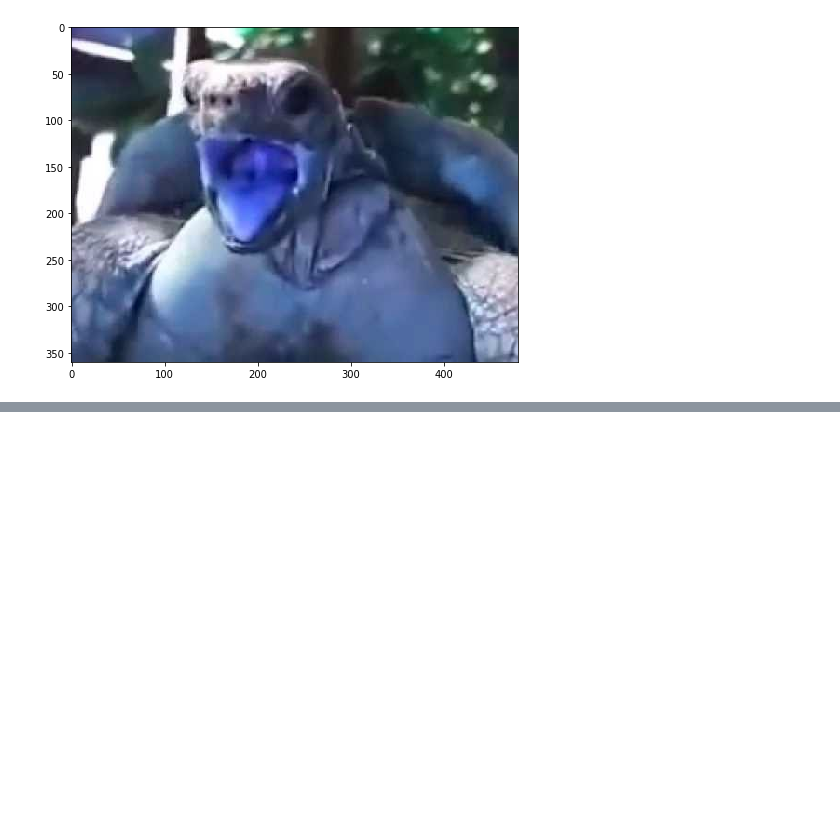
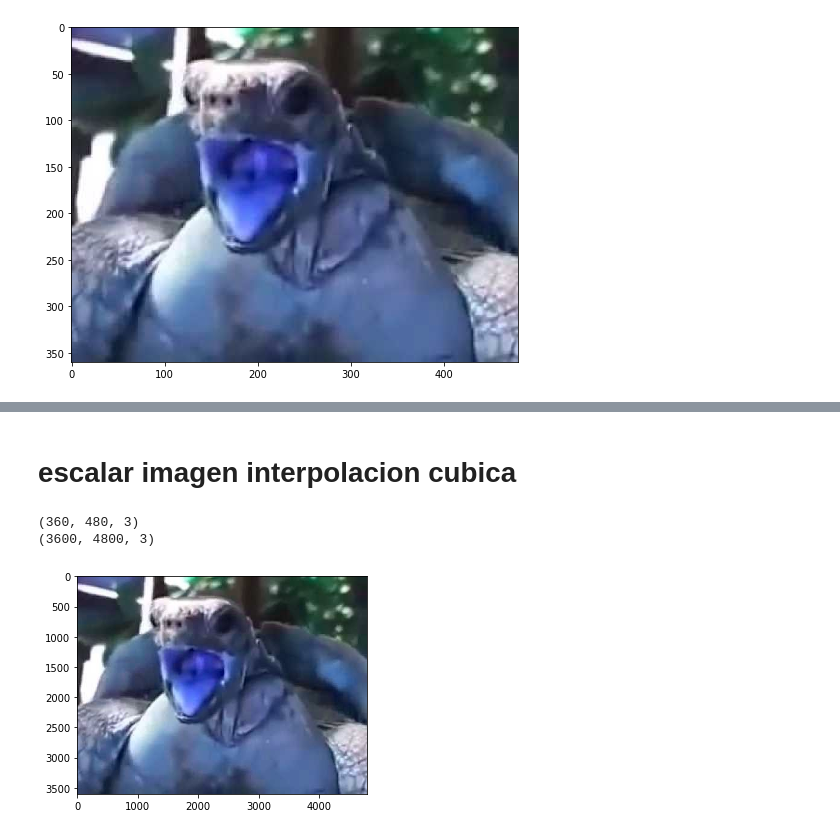
Before and after one commit to gabrielmercado90/PDI1, a Jupyter notebook: tortuga.ipynb, the cells around one changed output, grey strips where cells are left out. Saved outputs shown, nothing was run; the diff lists cells and outputs as text; code cells hidden in the pictures; blank space fills up the shorter version.

```diff
--- a/tortuga.ipynb
+++ b/tortuga.ipynb
@@ -45,0 +90,12 @@ plt.show()
+# %% [markdown]
+# escalar imagen interpolacion cubica
+# %%
+print(img_BGR.shape)
+res= cv2.resize(img_BGR, None , fx=10, fy=10, interpolation = cv2.INTER_CUBIC)
+print(res.shape)
+plt.imshow(res)
+plt.show()
+# %% [output]
+(360, 480, 3)
+(3600, 4800, 3)
+[figure, added]
```
Also changed, not shown: parts of 18 cells of this notebook.
